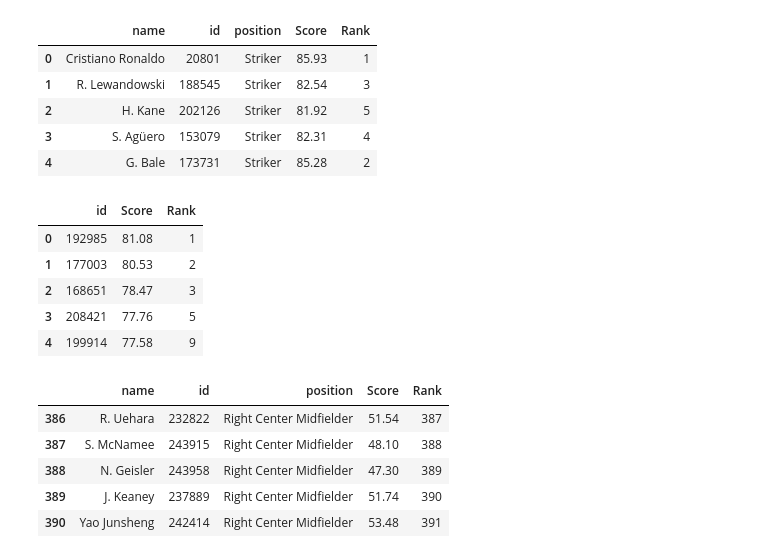
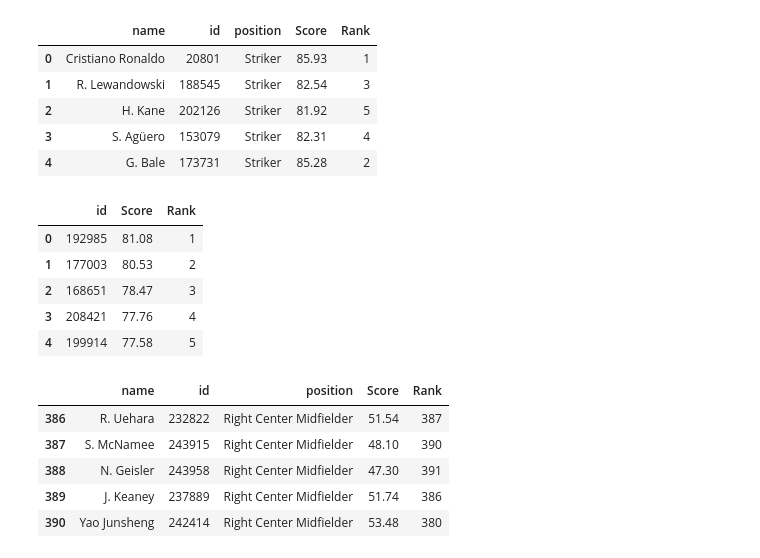
Before and after one commit to fifa-19-player-stats/data, a Jupyter notebook: code/FIFA19_Merging_Plotly.ipynb, the cells around one changed output. Drawn from its saved outputs; the diff is of its cells as text; code cells hidden in the pictures.

```diff
--- a/code/FIFA19_Merging_Plotly.ipynb
+++ b/code/FIFA19_Merging_Plotly.ipynb
@@ -597,22 +597,22 @@ for_plotting26.head()
 | 3 | S. Agüero | 153079 | Striker | 82.31 | 4 |
 | 4 | G. Bale | 173731 | Striker | 85.28 | 2 |
 # %%
-best_right_center_midfielder = pd.read_csv('https://raw.githubusercontent.com/fifa-19-player-stats/data/master/data_sets/Best_Right_Center_Midfielder.csv')
+best_right_center_midfielder = pd.read_csv('https://raw.githubusercontent.com/fifa-19-player-stats/data/master/position_rankings/Best_Right_Center_Midfielder.csv')
 best_right_center_midfielder.head()
 # %% [output]
 |  | id | Score | Rank |
 | 0 | 192985 | 81.08 | 1 |
 | 1 | 177003 | 80.53 | 2 |
 | 2 | 168651 | 78.47 | 3 |
-| 3 | 208421 | 77.76 | 5 |
-| 4 | 199914 | 77.58 | 9 |
+| 3 | 208421 | 77.76 | 4 |
+| 4 | 199914 | 77.58 | 5 |
 # %%
 for_plotting27 = pd.merge(names_id, best_right_center_midfielder, on='id')
 for_plotting27.tail()
 # %% [output]
 |  | name | id | position | Score | Rank |
 | 386 | R. Uehara | 232822 | Right Center Midfielder | 51.54 | 387 |
-| 387 | S. McNamee | 243915 | Right Center Midfielder | 48.10 | 388 |
-| 388 | N. Geisler | 243958 | Right Center Midfielder | 47.30 | 389 |
-| 389 | J. Keaney | 237889 | Right Center Midfielder | 51.74 | 390 |
-| 390 | Yao Junsheng | 242414 | Right Center Midfielder | 53.48 | 391 |
+| 387 | S. McNamee | 243915 | Right Center Midfielder | 48.10 | 390 |
+| 388 | N. Geisler | 243958 | Right Center Midfielder | 47.30 | 391 |
+| 389 | J. Keaney | 237889 | Right Center Midfielder | 51.74 | 386 |
+| 390 | Yao Junsheng | 242414 | Right Center Midfielder | 53.48 | 380 |
```
Also changed, not shown: parts of 35 cells of this notebook, 2 other files.
